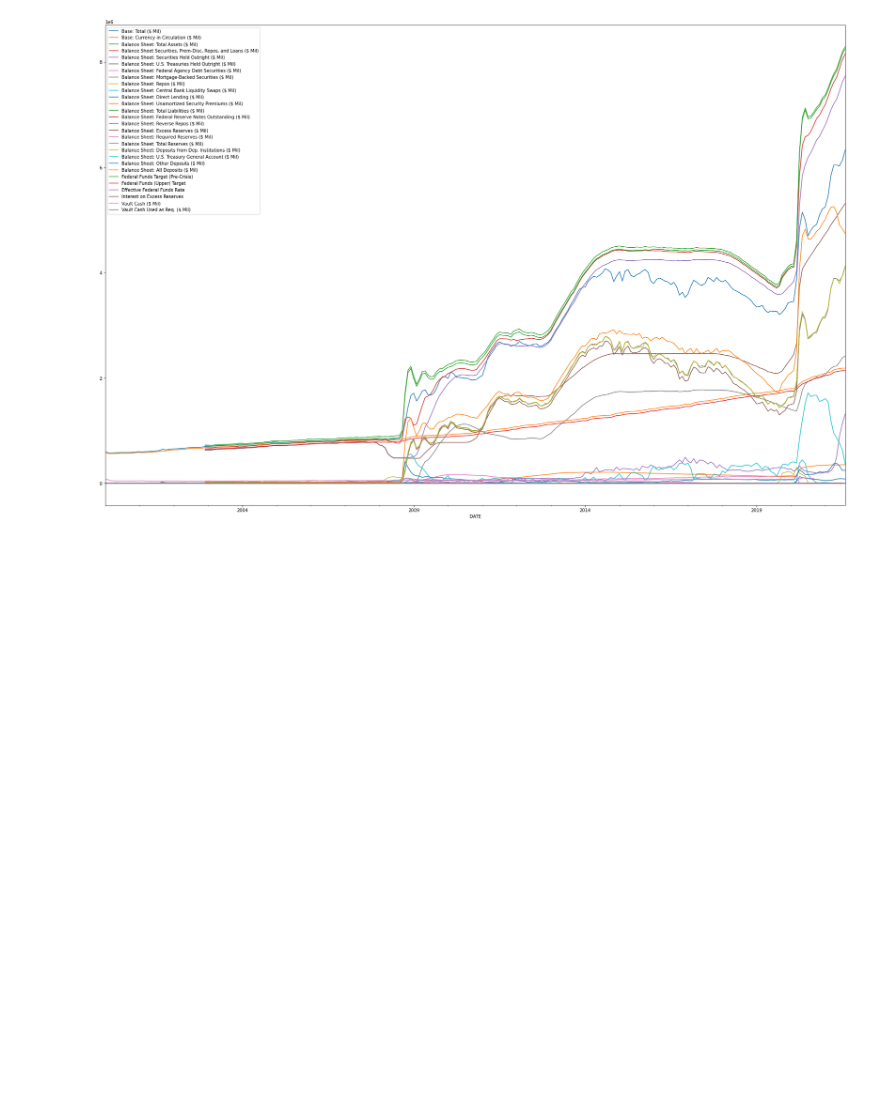
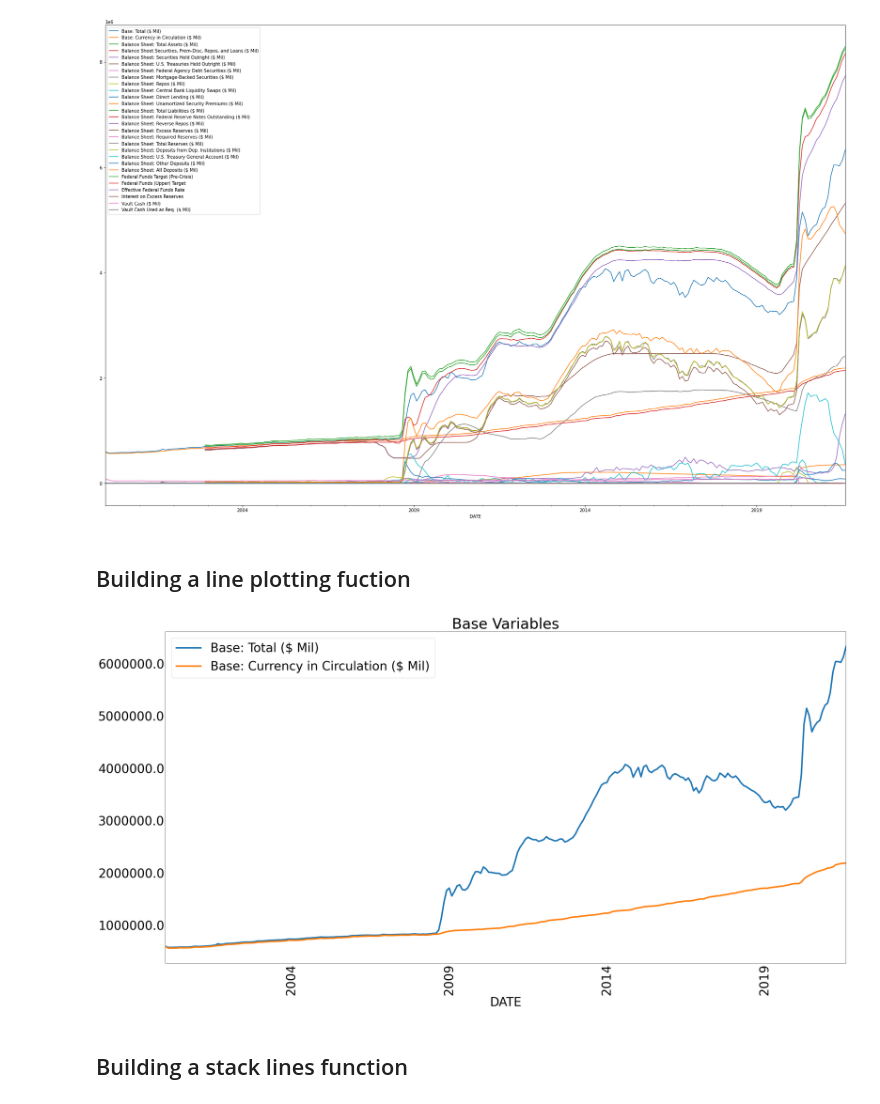
Before and after one commit to jacobradke/jacobradke, a Jupyter notebook: In Class Projects/Project 6 - Visualizing Monetary Policy.ipynb, the cells around one changed output. Saved outputs shown, nothing was run; the diff lists cells and outputs as text; code cells hidden in the pictures; blank space fills up the shorter version.

```diff
--- a/In Class Projects/Project 6 - Visualizing Monetary Policy.ipynb
+++ b/In Class Projects/Project 6 - Visualizing Monetary Policy.ipynb
@@ -56,7 +56,7 @@ start = datetime.datetime(2000,1,1)
 end = datetime.datetime.today()
 
 data_codes  = {"Base: Total ($ Mil)": "BOGMBASE",
-               "Base: Currency in Circulation ($ Mil)": "WCURCIR",
+               "Base: Currency in Circulation ($ Mil)": "CURRCIR",
                # Assets
                "Balance Sheet: Total Assets ($ Mil)": "WALCL",
                "Balance Sheet Securities, Prem-Disc, Repos, and Loans ($ Mil)": "WSRLL",
@@ -124,3 +124,5 @@ fig, ax = plt.subplots(figsize = (30,20))
 data.plot(ax = ax);
 # %% [output]
 [figure]
+# %% [markdown]
+## Building a line plotting fuction
@@ -126,0 +170,12 @@ data.plot(ax = ax);
+# %%
+pp = PdfPages("Base Measures.pdf")
+plt.rcParams.update({"font.size":40})
+plot_vars = ["Base: Total ($ Mil)",
+             "Base: Currency in Circulation ($ Mil)"]
+#create a df with specific variables
+plot_df = data[plot_vars]
+plot_lines(plot_df, title = "Base Variables", linewidth = 5, pp = pp)
+# %% [output]
+[figure, added]
+# %% [markdown]
+## Building a stack lines function
```
Also changed, not shown: parts of 9 cells of this notebook, 2 other files.
